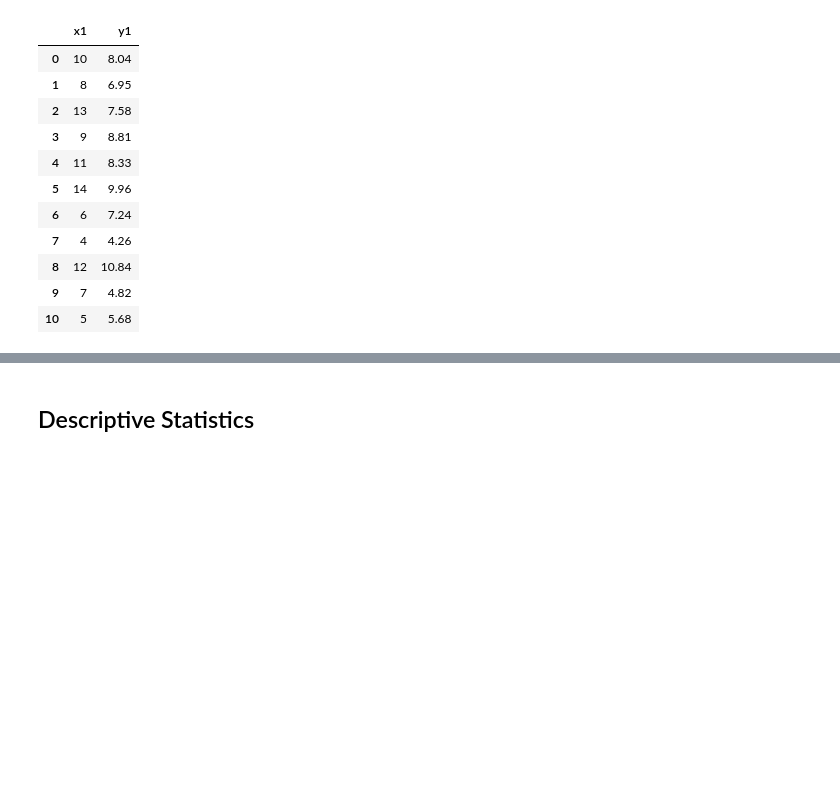
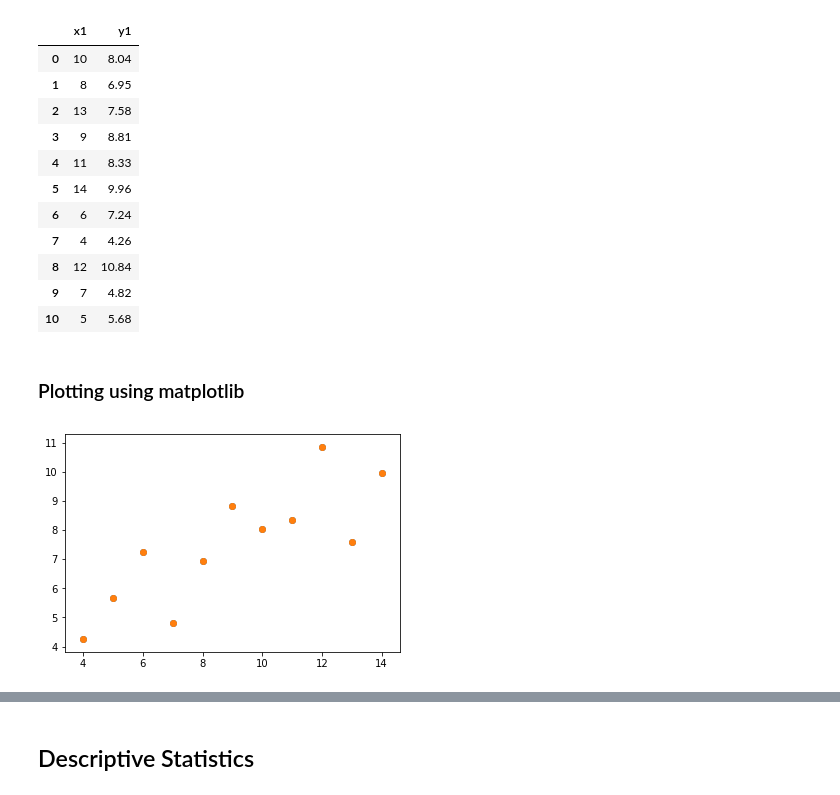
Before and after one commit to declanbarr/anscombes-quartet, a Jupyter notebook: anscombes-quartet.ipynb, the cells around one changed output, grey strips where cells are left out. Drawn from its saved outputs; the diff is of its cells as text; code cells hidden in the pictures; blank space fills up the shorter version.

Commit message:
Added plots

```diff
--- a/anscombes-quartet.ipynb
+++ b/anscombes-quartet.ipynb
@@ -38,3 +38,15 @@ df.loc[:,['x1', 'y1']]
 | 8 | 12 | 10.84 |
 | 9 | 7 | 4.82 |
 | 10 | 5 | 5.68 |
+# %% [markdown]
+### Plotting using matplotlib
+# %%
+import matplotlib.pyplot as plt
+
+x1 = df.loc[:,'x1']
+y1 = df.loc[:,'y1']
+
+plt.scatter(x1, y1)
+plt.show()
+# %% [output]
+[figure, added]
```
Also changed, not shown: parts of 3 cells of this notebook.
